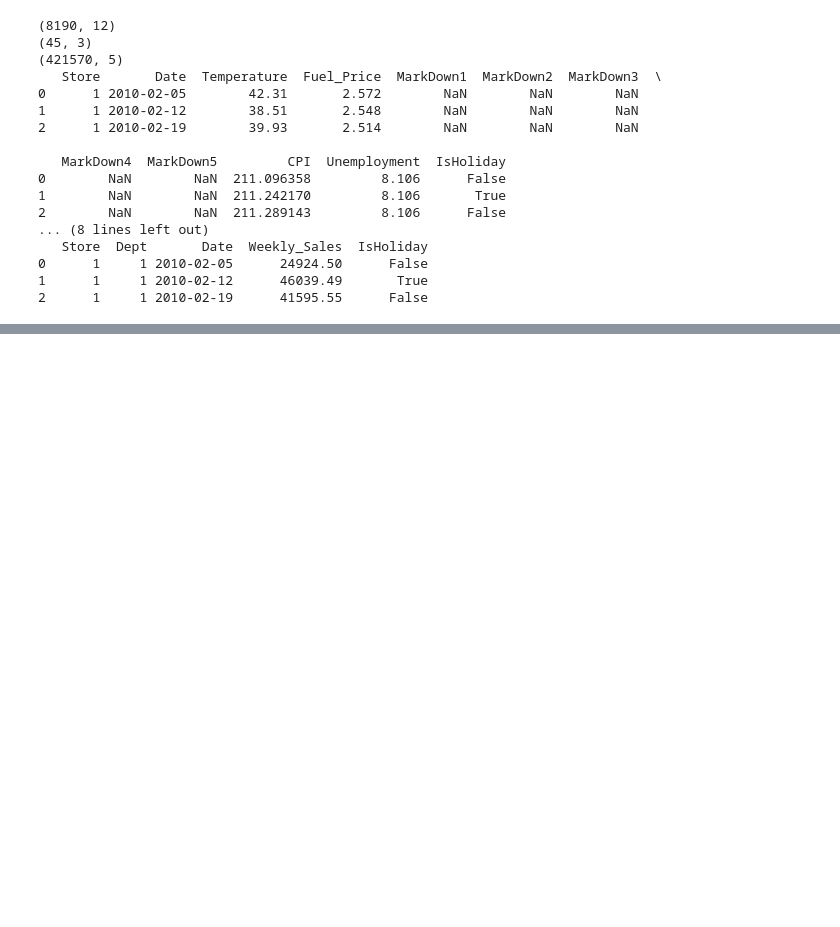
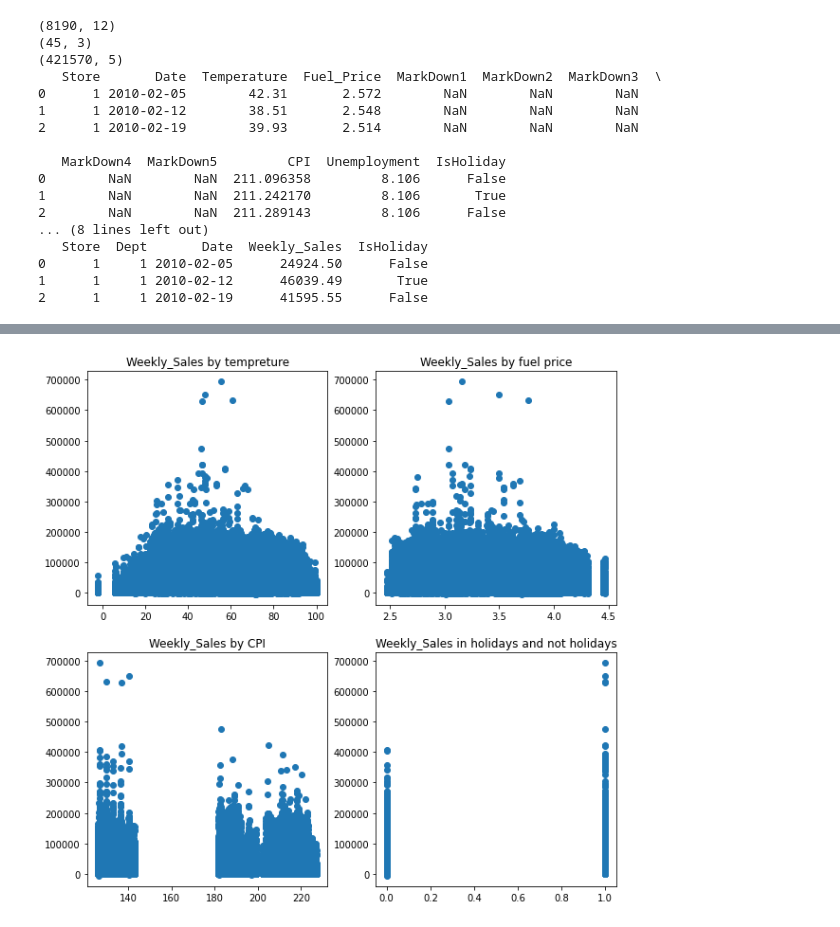
Before and after one commit to FRIDAYAI-E/ecommerce, a Jupyter notebook: data_explore.ipynb, the cells around one changed output, grey strips where cells are left out. Saved outputs shown, nothing was run; the diff lists cells and outputs as text; code cells hidden in the pictures; blank space fills up the shorter version.

```diff
--- a/data_explore.ipynb
+++ b/data_explore.ipynb
@@ -45,0 +160,15 @@ print(train.head(3))
+# %%
+# Sales by different variables
+
+fig, ax = plt.subplots(2, 2, figsize= (10,10))
+ax[0,0].scatter(tdf['Temperature'], tdf['Weekly_Sales'])
+ax[0,0].set_title('Weekly_Sales by tempreture')
+ax[0,1].scatter(tdf['Fuel_Price'], tdf['Weekly_Sales'])
+ax[0,1].set_title('Weekly_Sales by fuel price')
+ax[1,0].scatter(tdf['CPI'], tdf['Weekly_Sales'])
+ax[1,0].set_title('Weekly_Sales by CPI')
+ax[1,1].scatter(tdf['IsHoliday'], tdf['Weekly_Sales'])
+ax[1,1].set_title('Weekly_Sales in holidays and not holidays')
+plt.show()
+# %% [output]
+[figure, added]
```
Also changed, not shown: parts of 9 cells of this notebook.
